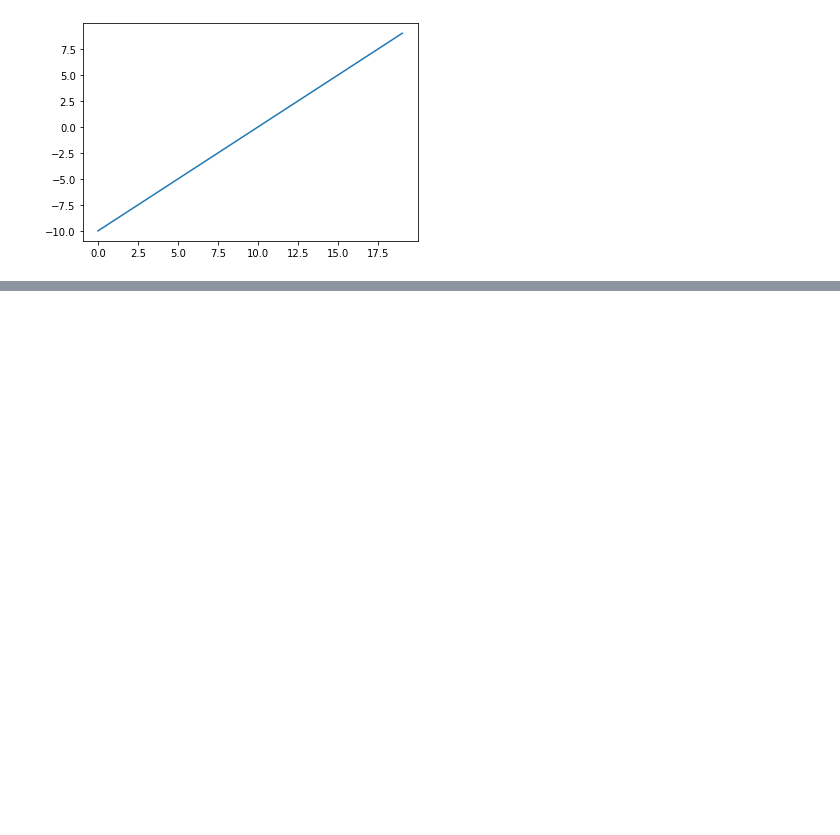
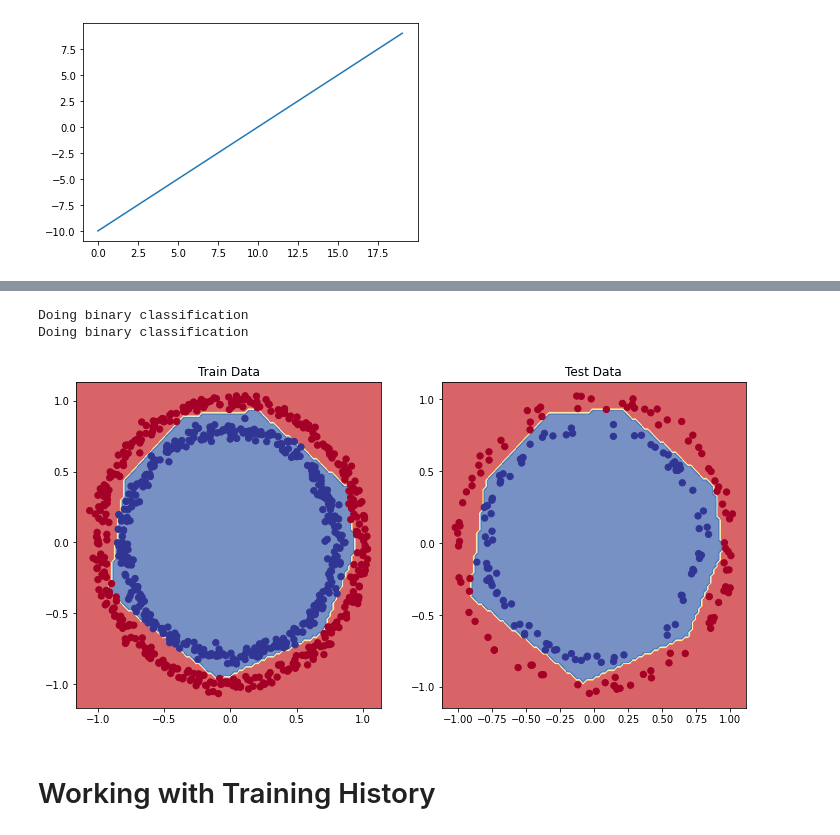
Before and after one commit to GlennChon/tensorflow_notes, a Jupyter notebook: 02_neural_network_classification_in_tensorflow.ipynb, the cells around one changed output, grey strips where cells are left out. Drawn from its saved outputs; the diff is of its cells as text; code cells hidden in the pictures; blank space fills up the shorter version.

```diff
--- a/02_neural_network_classification_in_tensorflow.ipynb
+++ b/02_neural_network_classification_in_tensorflow.ipynb
@@ -354,0 +445,5 @@ plt.plot(linear(A))
+# %%
+# Split into train and test sets using indexing
+X_train, y_train = X[:800], y[:800]
+X_test, y_test = X[800:], y[800:]
+X_train.shape, X_test.shape, y_train.shape, y_test.shape
@@ -354,0 +452,21 @@ plt.plot(linear(A))
+# %%
+# Recreate the model, fit on the training data, evaluate on test data
+tf.random.set_seed(42)
+
+# Create
+model_6 = tf.keras.Sequential(
+    [
+     tf.keras.layers.Dense(4, activation="relu"),
+     tf.keras.layers.Dense(4, activation="relu"),
+     tf.keras.layers.Dense(1, activation="sigmoid")
+    ]
+)
+
+# Compile
+model_6.compile(
+    loss="binary_crossentropy",
+    optimizer=tf.keras.optimizers.Adam(learning_rate=0.01),
+    metrics=["accuracy"])
+
+#fit
+history_6 = model_6.fit(X_train, y_train, epochs=25)
@@ -354,0 +497,16 @@ plt.plot(linear(A))
+# %%
+# Plot the decision boundaries for both the training and test sets
+plt.figure(figsize=(12,6))
+plt.subplot(1, 2, 1) #1 row, 2 columns, the 1st values
+plt.title('Train Data')
+plot_decision_boundary(model_6, X_train, y_train)
+plt.subplot(1, 2, 2) #1 row, 2 columns, the 2nd values
+plt.title('Test Data')
+plot_decision_boundary(model_6, X_test, y_test)
+plt.show()
+# %% [output]
+Doing binary classification
+Doing binary classification
+[figure, added]
+# %% [markdown]
+# Working with Training History
```
Also changed, not shown: parts of 65 cells of this notebook, 4 other files.
